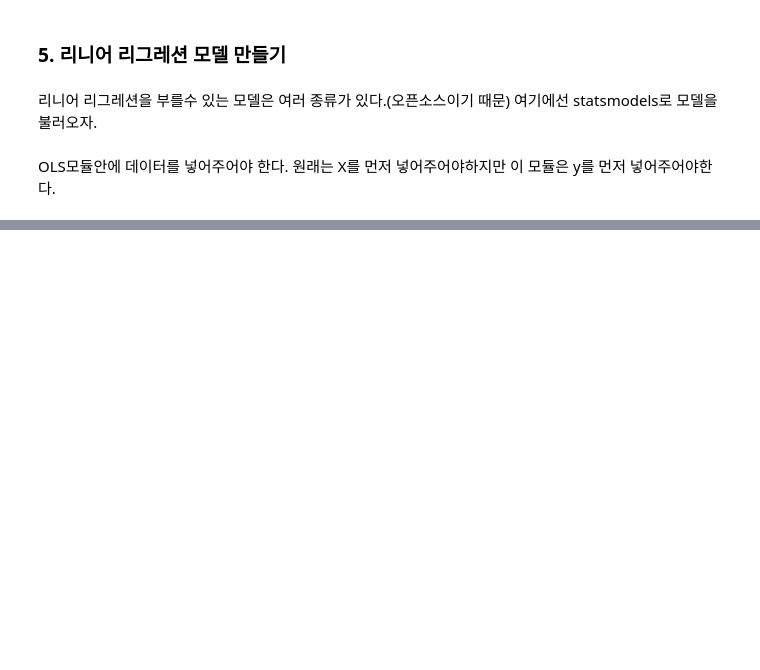
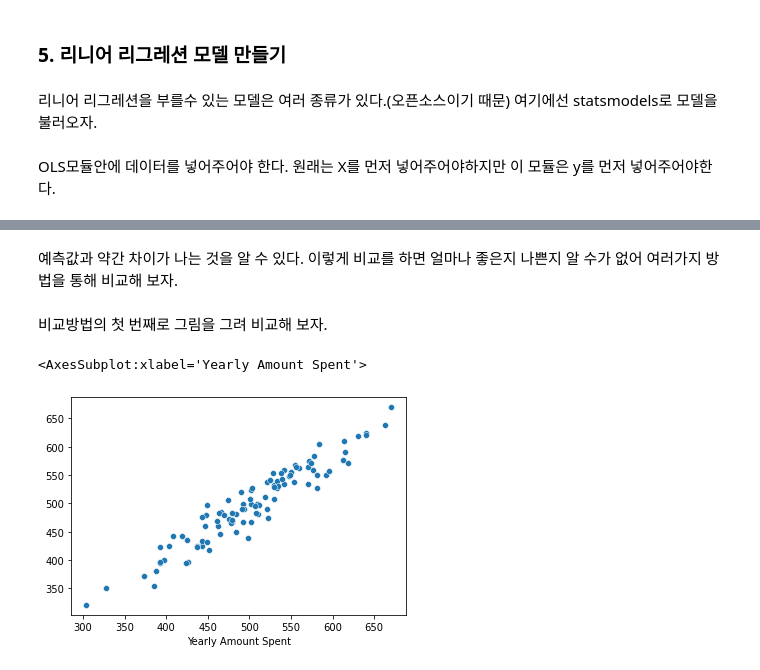
Before and after one commit to jaeyoon89/fastcampus_study, a Jupyter notebook: e-commerce_predict.ipynb, the cells around one changed output, grey strips where cells are left out. Saved outputs shown, nothing was run; the diff lists cells and outputs as text; code cells hidden in the pictures; blank space fills up the shorter version.

Commit message:
e-commerce_predict

```diff
--- a/e-commerce_predict.ipynb
+++ b/e-commerce_predict.ipynb
@@ -246,0 +247,2 @@ mdmodel.fit
+# %%
+model = model.fit()
@@ -246,0 +284,2 @@ mdmodel.fit
+# %%
+pred = model.predict(X_test)
@@ -246,0 +318,9 @@ mdmodel.fit
+# %% [markdown]
+예측값과 약간 차이가 나는 것을 알 수 있다. 이렇게 비교를 하면 얼마나 좋은지 나쁜지 알 수가 없어 여러가지 방법을 통해 비교해 보자.
+# %% [markdown]
+비교방법의 첫 번째로 그림을 그려 비교해 보자.
+# %%
+sns.scatterplot(x=y_test, y=pred)
+# %% [output]
+<AxesSubplot:xlabel='Yearly Amount Spent'>
+[figure, added]
```
Also changed, not shown: parts of 26 cells of this notebook.
